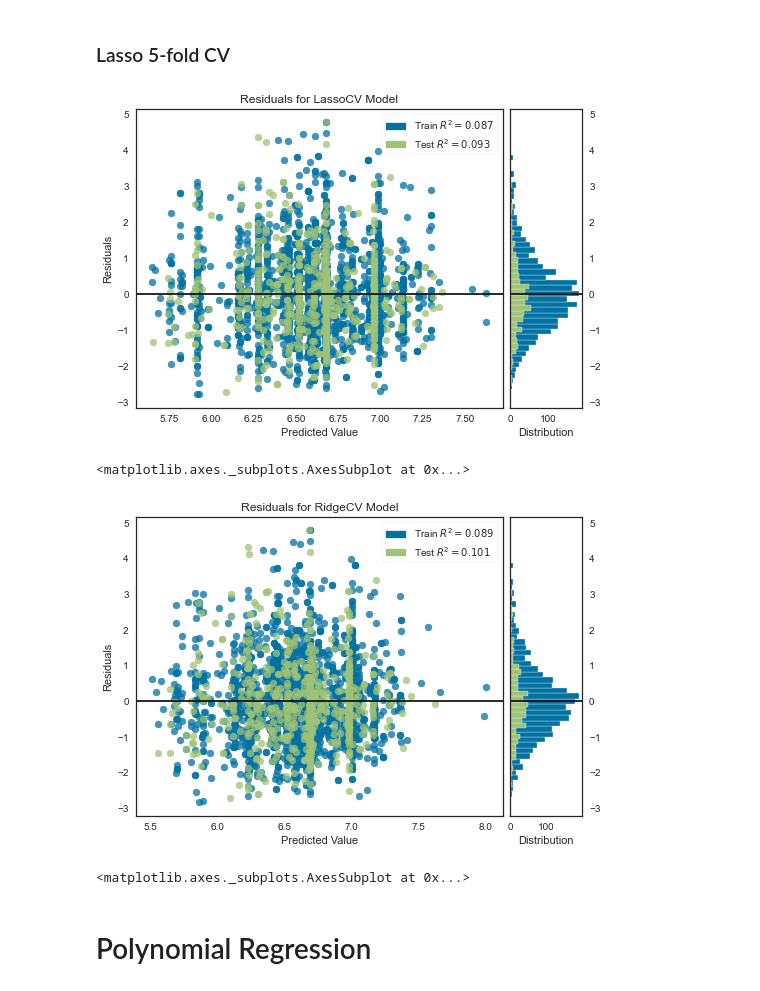
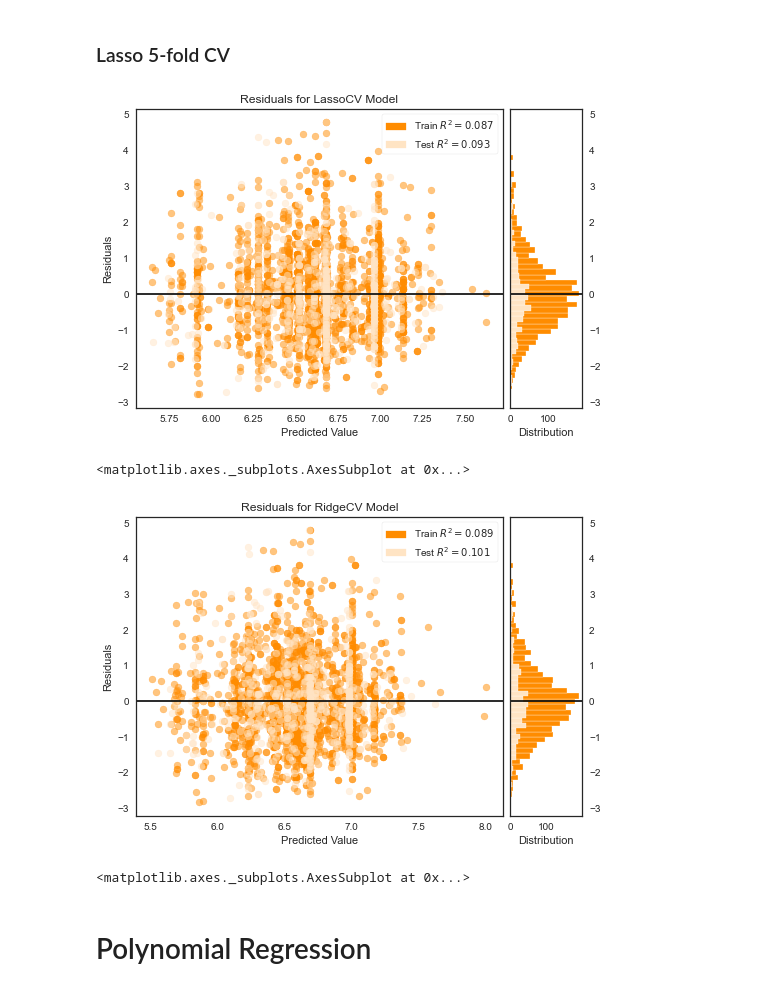
Before and after one commit to yi-ye-zhi-qiu/liamometer, a Jupyter notebook: StepIV Ridge Lasso CV.ipynb, the cells around one changed output. Drawn from its saved outputs; the diff is of its cells as text; code cells hidden in the pictures.

```diff
--- a/StepIV Ridge Lasso CV.ipynb
+++ b/StepIV Ridge Lasso CV.ipynb
@@ -158,7 +158,9 @@ plt.plot()
 ### LASSO 5-fold CV
 # %%
 lasso_cv_5_fold = LassoCV(cv=5)
-visualizer = ResidualsPlot(lasso_cv_5_fold, hist=False, qqplot=True)
+visualizer = ResidualsPlot(lasso_cv_5_fold, hist=False, qqplot=True,
+                           train_color='darkorange', test_color='bisque',
+                           train_alpha=0.5, test_alpha=0.5)
 visualizer.fit(X_train, y_train)  # Fit the training data to the visualizer
 visualizer.score(X_test, y_test)  # Score on our test data
 visualizer.show()                         # Finalize and render the figure
@@ -169,7 +171,9 @@ visualizer.show()                         # Finalize and render the figure
 ### Ridge 5-fold CV
 # %%
 ridge_cv_5_fold = RidgeCV(cv=5)
-visualizer = ResidualsPlot(ridge_cv_5_fold, hist=False, qqplot=True)
+visualizer = ResidualsPlot(ridge_cv_5_fold, hist=False, qqplot=True,
+                          train_color='darkorange', test_color='bisque',
+                        train_alpha=0.5, test_alpha=0.5)
 visualizer.fit(X_train, y_train)  # Fit the training data to the visualizer
 visualizer.score(X_test, y_test)  # Score on our test data
 visualizer.show()                         # Finalize and render the figure
@@ -186,21 +190,23 @@ visualizer.show()                         # Finalize and render the figure
 ### Lasso 5-fold CV
 # %%
 model = LassoCV(cv=5)
-visualizer = ResidualsPlot(model)
+visualizer = ResidualsPlot(model, train_color='darkorange', test_color='bisque',
+                           train_alpha=0.5, test_alpha=0.5)
 visualizer.fit(X_train, y_train)  # Fit the training data to the visualizer
 visualizer.score(X_test, y_test)  # Score on our test data
 visualizer.show()                             # Finalize and render the figure
 # %% [output]
-[figure, old version]
+[figure, new version]
 <matplotlib.axes._subplots.AxesSubplot at 0x...>
 # %%
 model = RidgeCV(cv=5)
-visualizer = ResidualsPlot(model)
+visualizer = ResidualsPlot(model, train_color='darkorange', test_color='bisque',
+                           train_alpha=0.5, test_alpha=0.5)
 visualizer.fit(X_train, y_train)  # Fit the training data to the visualizer
 visualizer.score(X_test, y_test)  # Score on our test data
 visualizer.show()                             # Finalize and render the figure
 # %% [output]
-[figure, old version]
+[figure, new version]
 <matplotlib.axes._subplots.AxesSubplot at 0x...>
 # %% [markdown]
 # Polynomial Regression
```
Also changed, not shown: parts of 10 cells of this notebook.
